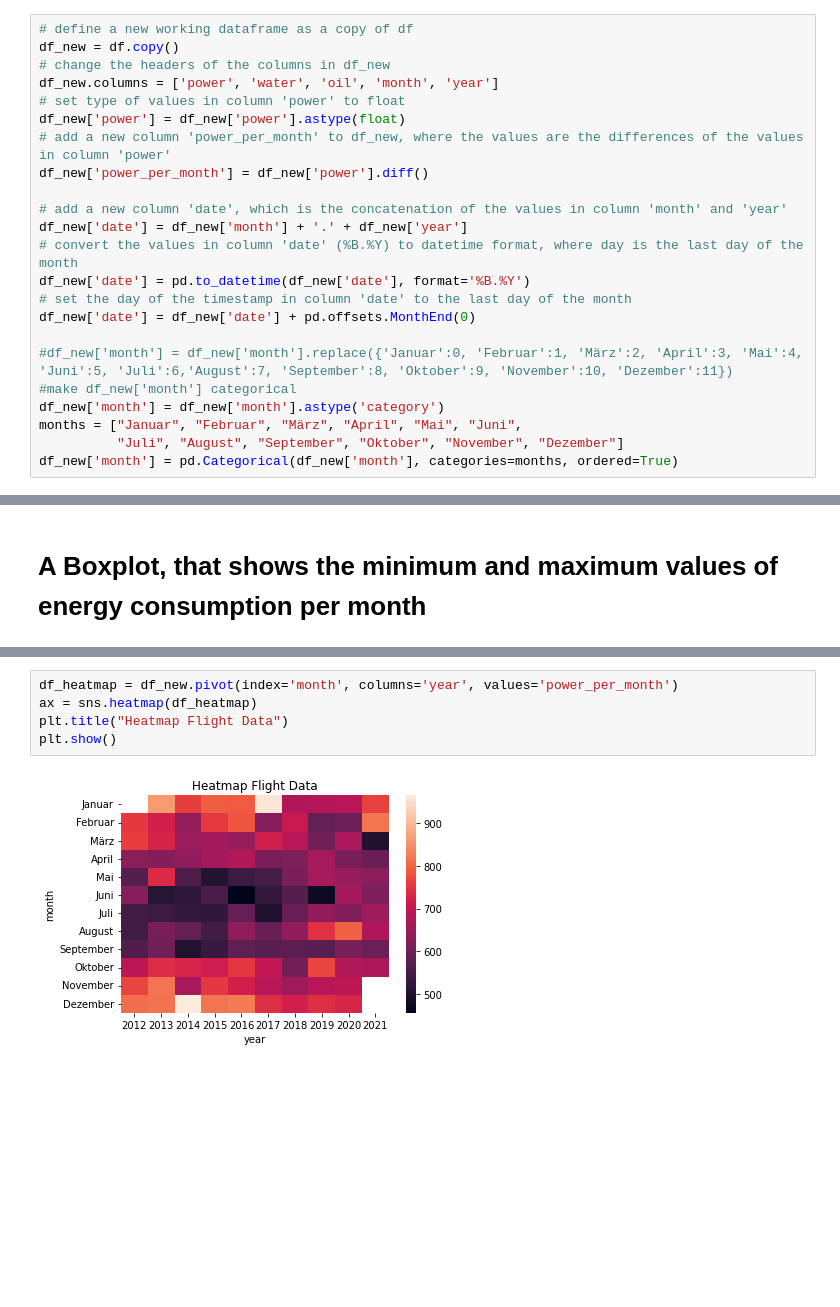
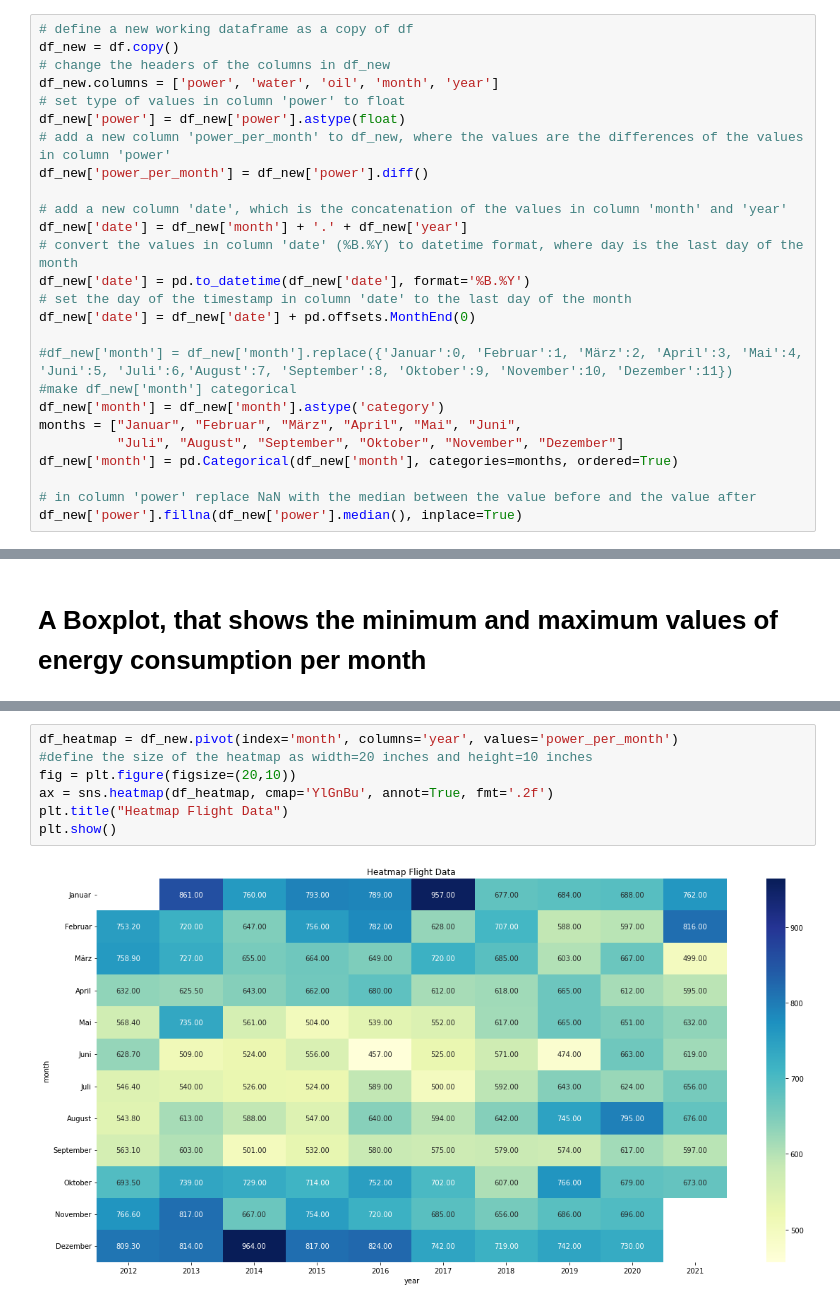
Before and after one commit to mweil372/jupyter-notebooks, a Jupyter notebook: energy-consumption.ipynb, the cells around one changed output, grey strips where cells are left out. Drawn from its saved outputs; the diff is of its cells as text; blank space fills up the shorter version.

```diff
--- a/energy-consumption.ipynb
+++ b/energy-consumption.ipynb
@@ -78,6 +83,9 @@ df_new['month'] = df_new['month'].astype('category')
 months = ["Januar", "Februar", "März", "April", "Mai", "Juni",
           "Juli", "August", "September", "Oktober", "November", "Dezember"]
 df_new['month'] = pd.Categorical(df_new['month'], categories=months, ordered=True)
+
+# in column 'power' replace NaN with the median between the value before and the value after
+df_new['power'].fillna(df_new['power'].median(), inplace=True)
 # %% [markdown]
 ## Show power consumption over time
 # %%
@@ -110,7 +117,9 @@ df_new.boxplot(by='month', column =['power_per_month'], grid = False)
 # %%
 df_heatmap = df_new.pivot(index='month', columns='year', values='power_per_month')
-ax = sns.heatmap(df_heatmap)
+#define the size of the heatmap as width=20 inches and height=10 inches
+fig = plt.figure(figsize=(20,10))
+ax = sns.heatmap(df_heatmap, cmap='YlGnBu', annot=True, fmt='.2f')
 plt.title("Heatmap Flight Data")
 plt.show()
 # %% [output]
-[figure, old version]
+[figure, new version]
```
Also changed, not shown: parts of 4 cells of this notebook.
